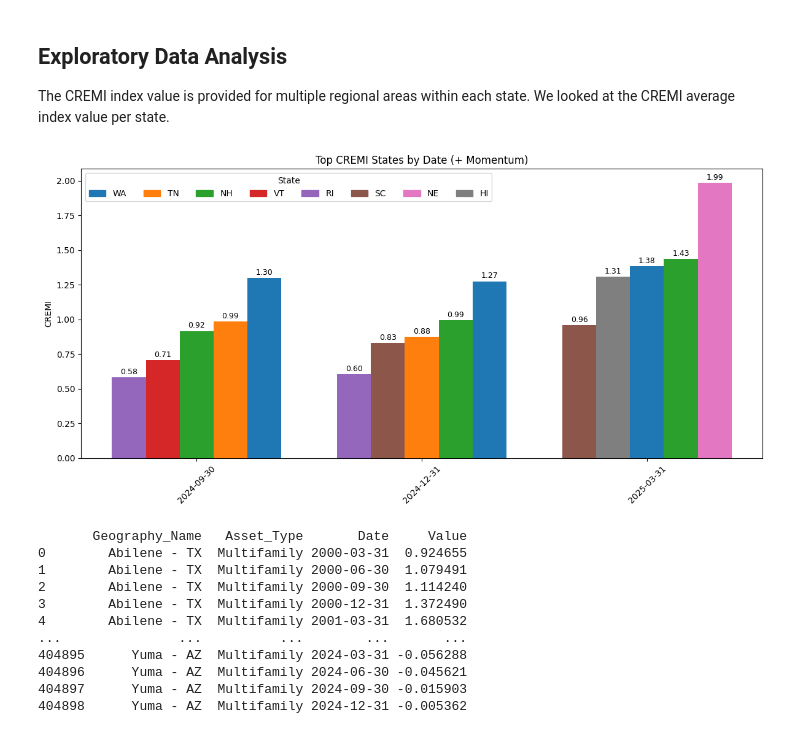
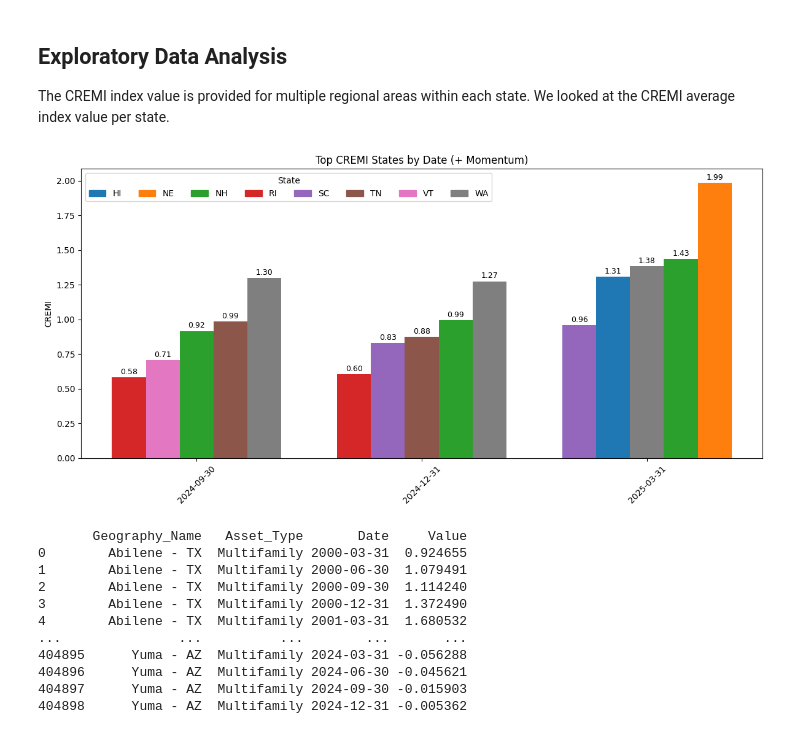
Before and after one commit to aaron-san/cre-analysis, a Jupyter notebook: cremi-analysis.ipynb, the cells around one changed output. Cells and saved outputs as stored; diff of their text form; code cells hidden in the pictures.

Commit message:
fix plot warning

```diff
--- a/cremi-analysis.ipynb
+++ b/cremi-analysis.ipynb
@@ -273,11 +273,14 @@ by_state['+ Momentum'] = (by_state['CREMI'] > by_state['CREMI_MA(1Y)']) & (by_st
 positive = by_state[by_state['+ Momentum']].copy()
 
 # Only keep top 5 states per date (or filter as needed)
-top5 = (
-    positive.groupby('Date', group_keys=False)
-    .apply(lambda x: x.nlargest(5, 'CREMI'))
-)
+# top5 = (
+#     positive.groupby('Date')
+#     .apply(lambda x: x.nlargest(5, 'CREMI'))  # x still contains 'Date', 'CREMI', etc.
+#     .reset_index(drop=True)
+# )
 
+positive['Rank'] = positive.groupby('Date')['CREMI'].rank(method='first', ascending=False)
+top5 = positive[positive['Rank'] <= 5].copy()
 
 
 # Plot using seaborn
@@ -322,34 +325,34 @@ ax.set_title("Top CREMI States by Date (+ Momentum)")
 # Create legend with correct colors
 handles = [Rectangle((0,0),1,1, color=state_to_color[state]) for state in states]
 ax.legend(handles, states, title="State", loc='upper left', ncol=len(states))
 
 plt.tight_layout()
 plt.show()
 
 
 
 
 
 # # Step 3: Rank states by CREMI for each date (highest CREMI = rank 1)
 # positive['Rank'] = positive.groupby('Date')['CREMI'].rank(method='first', ascending=False)
 
 # # Step 4: Keep top 5 states per date
 # top5 = positive[positive['Rank'] <= 5]
 
 # print(top5.sort_values(["Date"]))
 # # Step 5: Pivot so each state is a column
 # pivoted = top5.pivot(index='Date', columns='State', values='CREMI')
 
 
 
 # subset = by_state[
 #     (by_state['Date'] > date(2024, 1, 1)) &
 #     (by_state['State'].isin(['AZ', 'CA', 'TN']))
 # ]
 
 # # print(subset.columns.tolist())
 # %% [output]
-[figure, old version]
+[figure, new version]
 # %%
 out = con.execute(
     """
```
